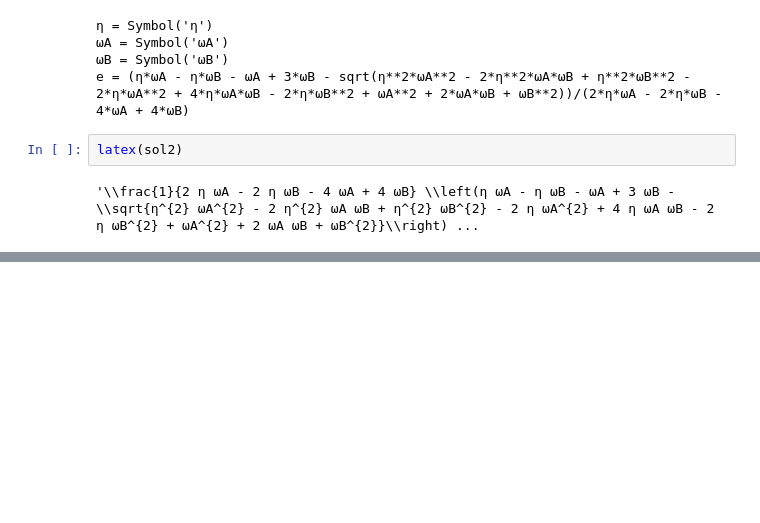
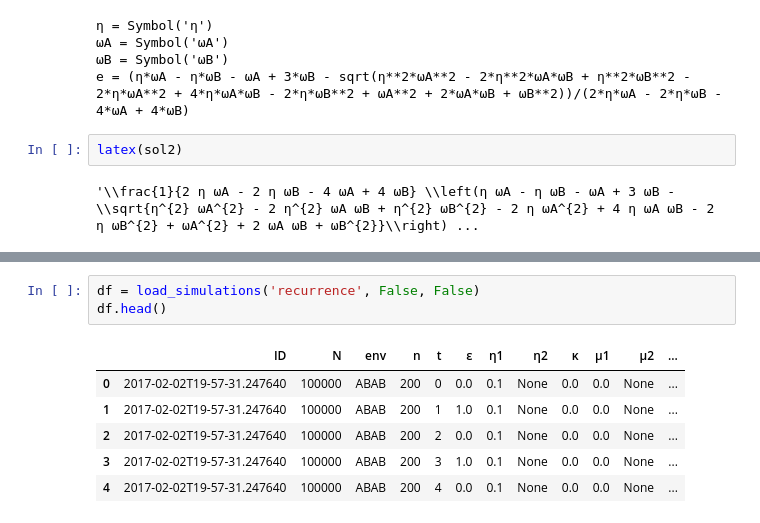
Before and after one commit to yoavram/Milpitas, a Jupyter notebook: recurrence.ipynb, the cells around one changed output, grey strips where cells are left out. Drawn from its saved outputs; the diff is of its cells as text; blank space fills up the shorter version.

```diff
--- a/recurrence.ipynb
+++ b/recurrence.ipynb
@@ -80 +90,11 @@ latex(sol2)
+# %%
+df = load_simulations('recurrence', False, False)
+df.head()
+# %% [output]
+|  | ID | N | env | n | t | ε | η1 | η2 | κ | μ1 | μ2 | ... |
+| 0 | 2017-02-02T19-57-31.247640 | 100000 | ABAB | 200 | 0 | 0.0 | 0.1 | None | 0.0 | 0.0 | None | ... |
+| 1 | 2017-02-02T19-57-31.247640 | 100000 | ABAB | 200 | 1 | 1.0 | 0.1 | None | 0.0 | 0.0 | None | ... |
+| 2 | 2017-02-02T19-57-31.247640 | 100000 | ABAB | 200 | 2 | 0.0 | 0.1 | None | 0.0 | 0.0 | None | ... |
+| 3 | 2017-02-02T19-57-31.247640 | 100000 | ABAB | 200 | 3 | 1.0 | 0.1 | None | 0.0 | 0.0 | None | ... |
+| 4 | 2017-02-02T19-57-31.247640 | 100000 | ABAB | 200 | 4 | 0.0 | 0.1 | None | 0.0 | 0.0 | None | ... |
 # %%
```
Also changed, not shown: parts of 3 cells of this notebook, 1 other file.
